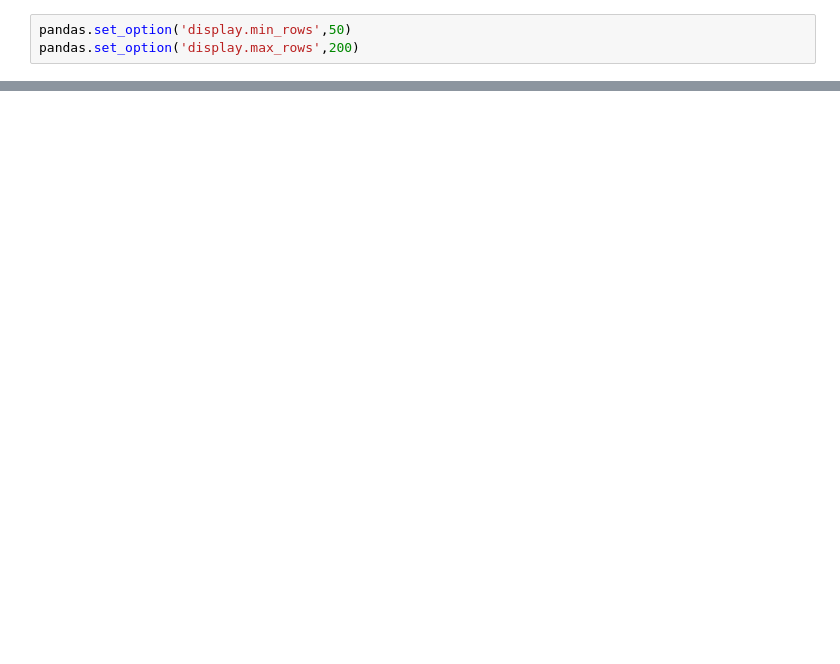
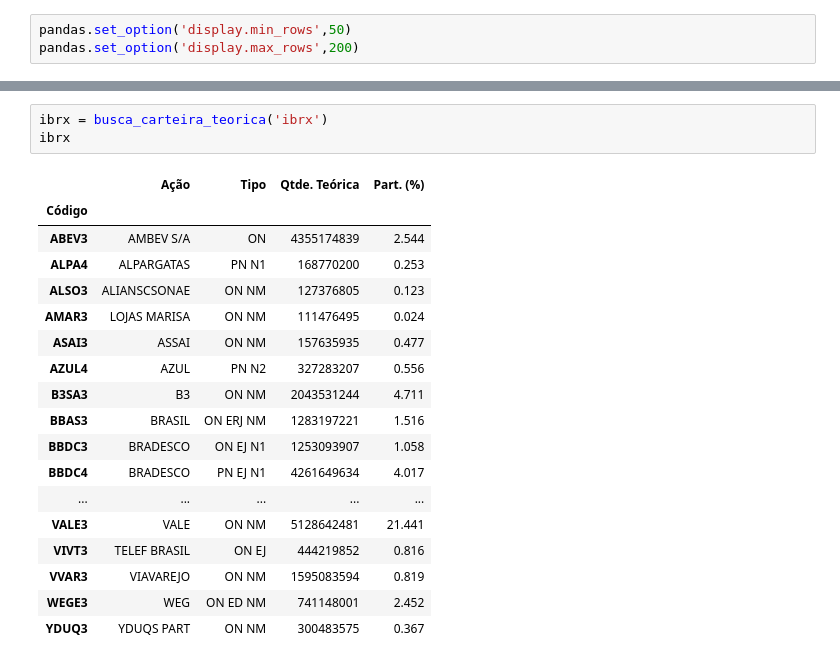
Before and after one commit to allpedroza/python-dataanalysis, a Jupyter notebook: scrapping_B3.ipynb, the cells around one changed output, grey strips where cells are left out. Cells and saved outputs as stored; diff of their text form; blank space fills up the shorter version.

```diff
--- a/scrapping_B3.ipynb
+++ b/scrapping_B3.ipynb
@@ -37,0 +78,22 @@ ValueError: ignored
+# %%
+ibrx = busca_carteira_teorica('ibrx')
+ibrx
+# %% [output]
+|  | Ação | Tipo | Qtde. Teórica | Part. (%) |
+| Código |  |  |  |  |
+| ABEV3 | AMBEV S/A | ON | 4355174839 | 2.544 |
+| ALPA4 | ALPARGATAS | PN N1 | 168770200 | 0.253 |
+| ALSO3 | ALIANSCSONAE | ON NM | 127376805 | 0.123 |
+| AMAR3 | LOJAS MARISA | ON NM | 111476495 | 0.024 |
+| ASAI3 | ASSAI | ON NM | 157635935 | 0.477 |
+| AZUL4 | AZUL | PN N2 | 327283207 | 0.556 |
+| B3SA3 | B3 | ON NM | 2043531244 | 4.711 |
+| BBAS3 | BRASIL | ON ERJ NM | 1283197221 | 1.516 |
+| BBDC3 | BRADESCO | ON EJ N1 | 1253093907 | 1.058 |
+| BBDC4 | BRADESCO | PN EJ N1 | 4261649634 | 4.017 |
+| ... | ... | ... | ... | ... |
+| VALE3 | VALE | ON NM | 5128642481 | 21.441 |
+| VIVT3 | TELEF BRASIL | ON EJ | 444219852 | 0.816 |
+| VVAR3 | VIAVAREJO | ON NM | 1595083594 | 0.819 |
+| WEGE3 | WEG | ON ED NM | 741148001 | 2.452 |
+| YDUQ3 | YDUQS PART | ON NM | 300483575 | 0.367 |
```
Also changed, not shown: parts of 6 cells of this notebook.
